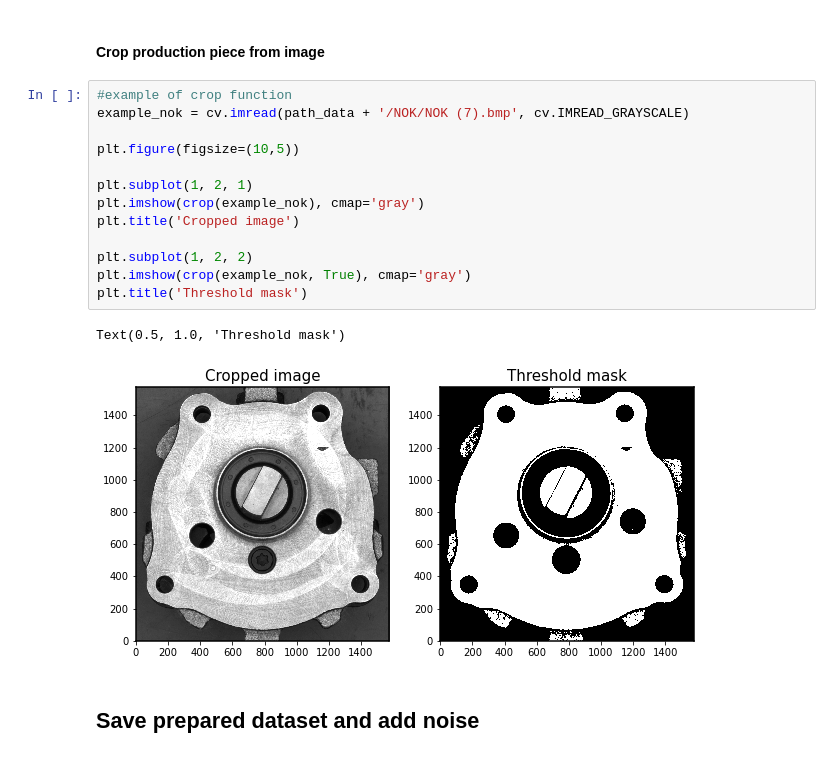
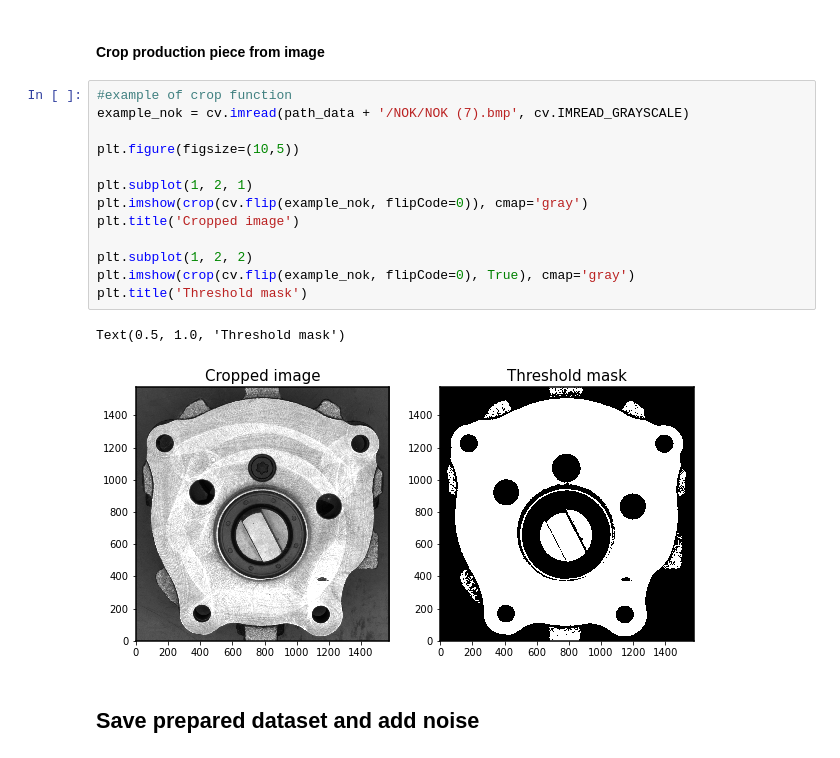
Before and after one commit to DragoneKTM/Industry_lab, a Jupyter notebook: Notebooks/Part1_preparation.ipynb, the cells around one changed output. Drawn from its saved outputs; the diff is of its cells as text.

Commit message:
Adjusted some visualizations

```diff
--- a/Notebooks/Part1_preparation.ipynb
+++ b/Notebooks/Part1_preparation.ipynb
@@ -193,19 +193,19 @@ Non si riscontrano varianze significative negli istogrammi per via della dimensi
 # %%
 #example of crop function
 example_nok = cv.imread(path_data + '/NOK/NOK (7).bmp', cv.IMREAD_GRAYSCALE)
 
 plt.figure(figsize=(10,5))
 
 plt.subplot(1, 2, 1)
-plt.imshow(crop(example_nok), cmap='gray')
+plt.imshow(crop(cv.flip(example_nok, flipCode=0)), cmap='gray')
 plt.title('Cropped image')
 
 plt.subplot(1, 2, 2)
-plt.imshow(crop(example_nok, True), cmap='gray')
+plt.imshow(crop(cv.flip(example_nok, flipCode=0), True), cmap='gray')
 plt.title('Threshold mask')
 # %% [output]
 Text(0.5, 1.0, 'Threshold mask')
-[figure, old version]
+[figure, new version]
 # %% [markdown]
 ## Save prepared dataset and add noise
 # %%
```
Also changed, not shown: parts of 3 cells of this notebook, 2 other files.
